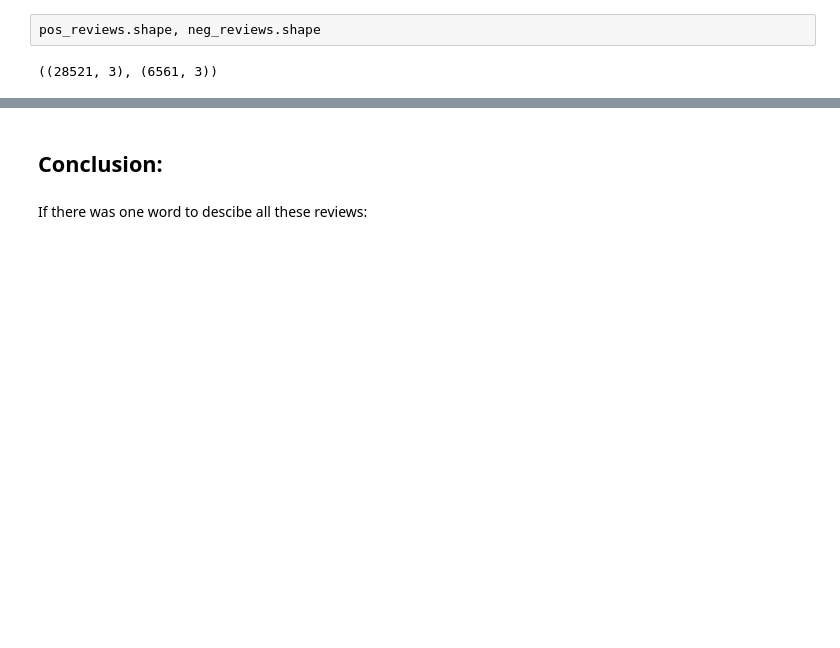
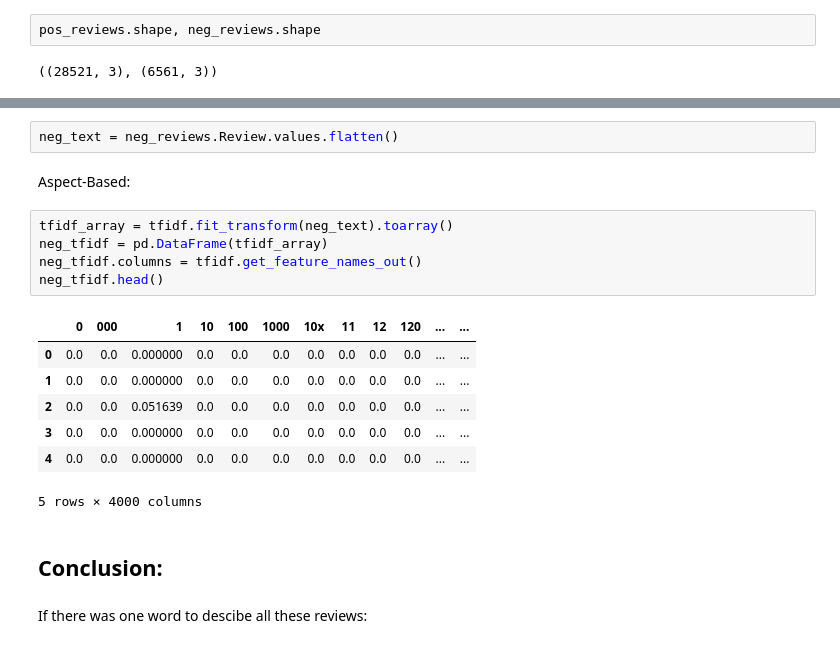
Before and after one commit to BrandonDioneda/Dark-Souls-2-Reviews, a Jupyter notebook: ds2-reviews.ipynb, the cells around one changed output, grey strips where cells are left out. Saved outputs shown, nothing was run; the diff lists cells and outputs as text; blank space fills up the shorter version.

```diff
--- a/ds2-reviews.ipynb
+++ b/ds2-reviews.ipynb
@@ -177,3 +221,20 @@ pos_reviews.shape, neg_reviews.shape
+# %%
+neg_text = neg_reviews.Review.values.flatten()
+# %% [markdown]
+Aspect-Based:
+# %%
+tfidf_array = tfidf.fit_transform(neg_text).toarray()
+neg_tfidf = pd.DataFrame(tfidf_array)
+neg_tfidf.columns = tfidf.get_feature_names_out()
+neg_tfidf.head()
+# %% [output]
+|  | 0 | 000 | 1 | 10 | 100 | 1000 | 10x | 11 | 12 | 120 | ... | ... |
+| 0 | 0.0 | 0.0 | 0.000000 | 0.0 | 0.0 | 0.0 | 0.0 | 0.0 | 0.0 | 0.0 | ... | ... |
+| 1 | 0.0 | 0.0 | 0.000000 | 0.0 | 0.0 | 0.0 | 0.0 | 0.0 | 0.0 | 0.0 | ... | ... |
+| 2 | 0.0 | 0.0 | 0.051639 | 0.0 | 0.0 | 0.0 | 0.0 | 0.0 | 0.0 | 0.0 | ... | ... |
+| 3 | 0.0 | 0.0 | 0.000000 | 0.0 | 0.0 | 0.0 | 0.0 | 0.0 | 0.0 | 0.0 | ... | ... |
+| 4 | 0.0 | 0.0 | 0.000000 | 0.0 | 0.0 | 0.0 | 0.0 | 0.0 | 0.0 | 0.0 | ... | ... |
+5 rows × 4000 columns
 # %% [markdown]
 ## Conclusion:
 # %% [markdown]
```
Also changed, not shown: parts of 13 cells of this notebook.
